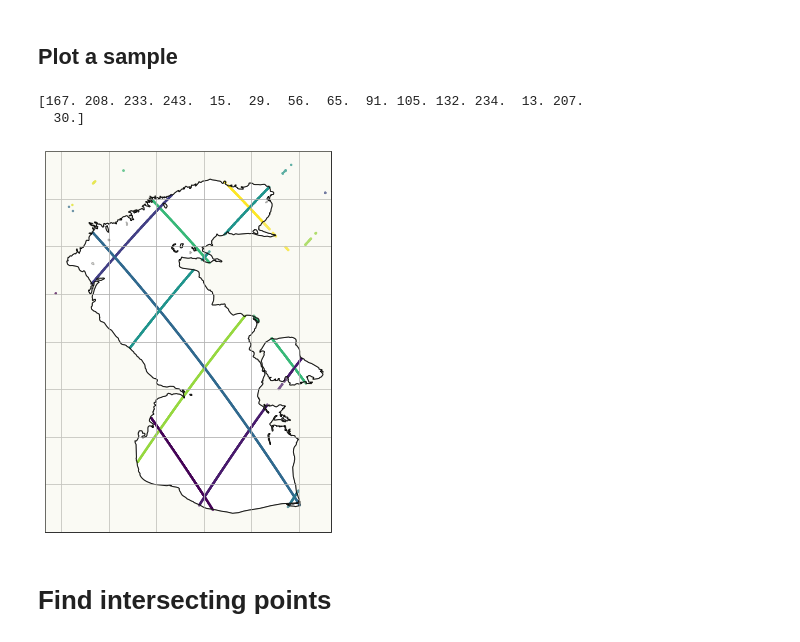
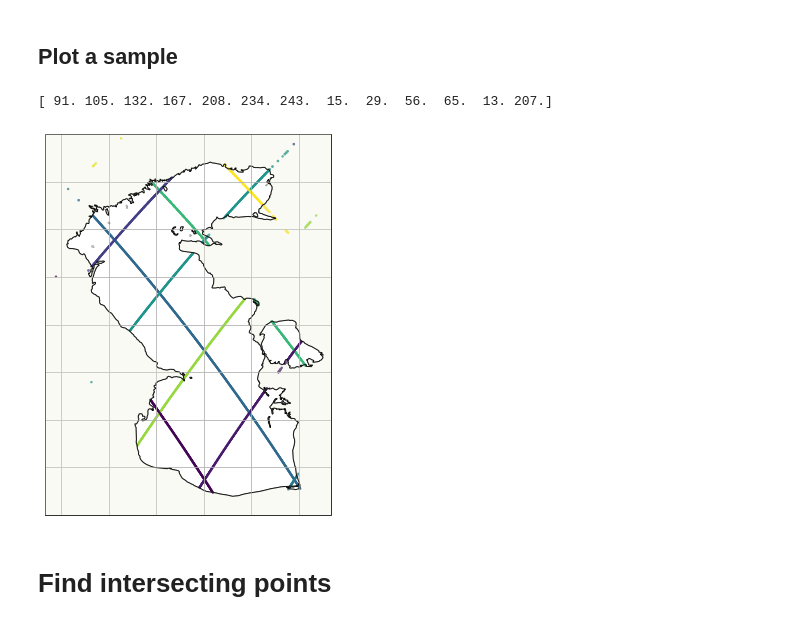
Before and after one commit to M-Gjerde/VGIS8, a Jupyter notebook: jason_3_rf.ipynb, the cells around one changed output. Cells and saved outputs as stored; diff of their text form; code cells hidden in the pictures.

```diff
--- a/jason_3_rf.ipynb
+++ b/jason_3_rf.ipynb
@@ -35,24 +35,22 @@ df2021 = pd.read_csv(data2021Path)
 # %% [markdown]
 ## Plot a sample
 # %%
-df = df2021
+df = df2020
 
-data = df.loc[(df.month == 4) & (df["surface type"] == 2)]
-
+data = df.loc[(df.month == 11) & (df["surface type"] == 2)]
 
 fig = plt.figure(figsize=(12, 7))
 ax = plt.axes(projection=crs.PlateCarree())
 ax.set_extent(windowToAxes(window))
 ax.add_feature(feat.LAND, zorder=100, edgecolor='k', alpha=0.3)
 ax.coastlines()
 ax.scatter(x=data["lon"], y=data["lat"], c=data["pass number"], s=2, transform=crs.PlateCarree(central_longitude=0))
 ax.gridlines(draw_labels=False)
 
 print(data["pass number"].unique())
 # %% [output]
-[167. 208. 233. 243.  15.  29.  56.  65.  91. 105. 132. 234.  13. 207.
-  30.]
+[ 91. 105. 132. 167. 208. 234. 243.  15.  29.  56.  65.  13. 207.]
-[figure, old version]
+[figure, new version]
 # %% [markdown]
 # Find intersecting points
 # %%
```
Also changed, not shown: parts of 22 cells of this notebook, 4 other files.
